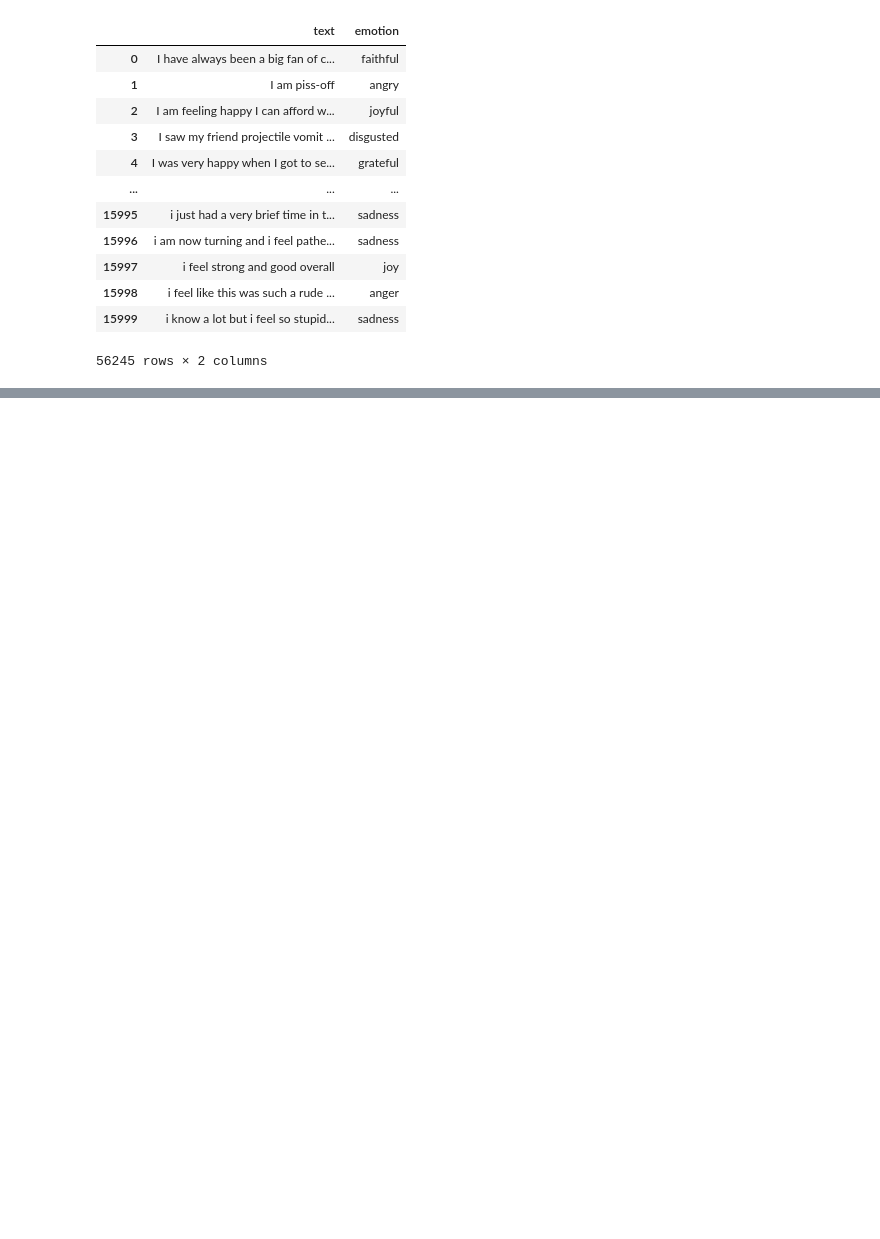
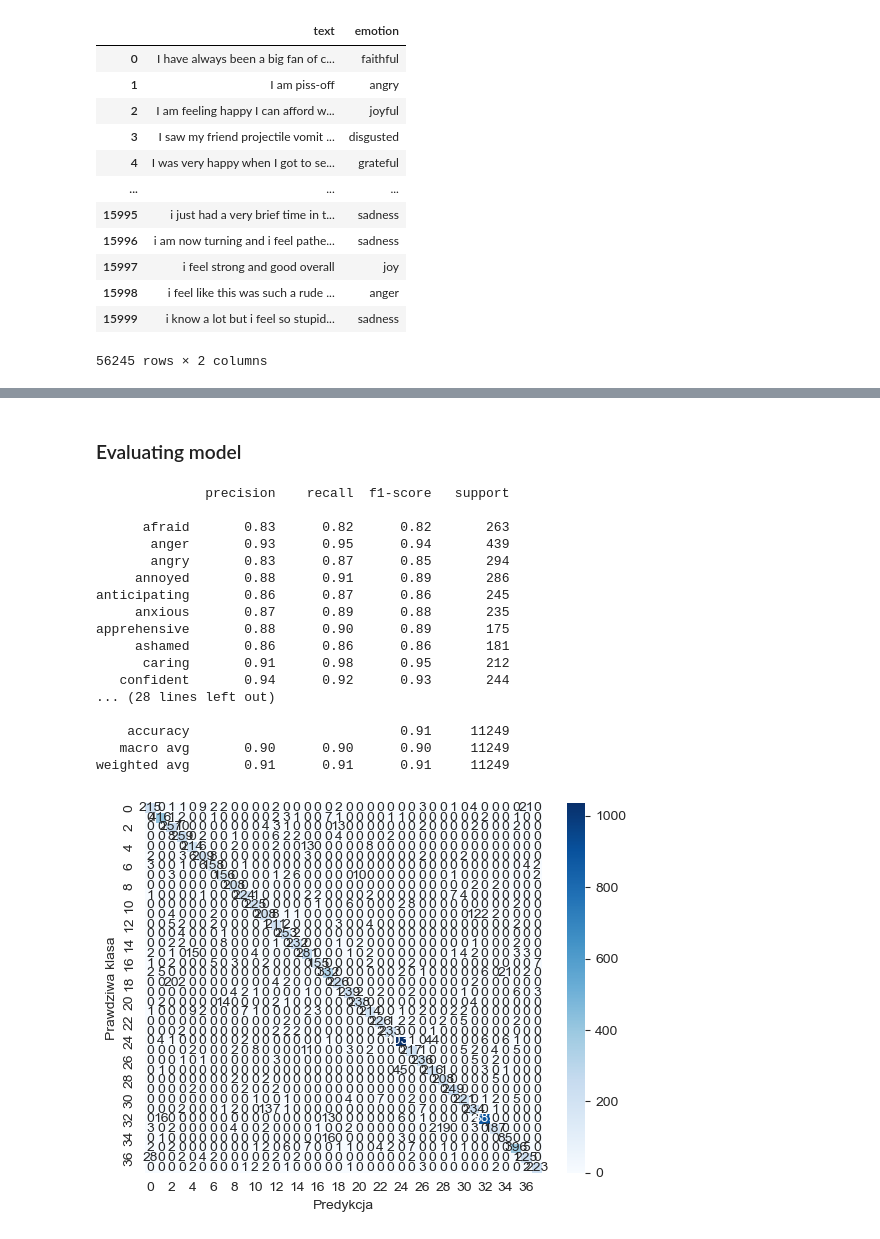
Before and after one commit to pncqq/SUML_Emotions, a Jupyter notebook: data_model.ipynb, the cells around one changed output, grey strips where cells are left out. Drawn from its saved outputs; the diff is of its cells as text; code cells hidden in the pictures; blank space fills up the shorter version.

```diff
--- a/data_model.ipynb
+++ b/data_model.ipynb
@@ -33,0 +38,15 @@ combined_df
+# %%
+# Sprawdzenie brakujących wartości
+print("Brakujące wartości w kolumnach:\n", combined_df.isnull().sum())
+
+# Usunięcie wierszy z brakującymi wartościami (jeśli istnieją)
+combined_df.dropna(inplace=True)
+
+# Sprawdzenie duplikatów i ich usunięcie
+print("Liczba duplikatów przed usunięciem:", combined_df.duplicated(subset=['text']).sum())
+combined_df.drop_duplicates(subset=['text'], inplace=True)
+print("Liczba duplikatów po usunięciu:", combined_df.duplicated(subset=['text']).sum())
+
+# Sprawdzenie wyników po czyszczeniu danych
+print(combined_df.head())
+print("Liczba wierszy po czyszczeniu:", len(combined_df))
@@ -46,11 +88,7 @@ from sklearn.model_selection import train_test_split
 
 train_df, test_df = train_test_split(combined_df, test_size=0.2, random_state=42)
 
-predictor = MultiModalPredictor(label='emotion')
-predictor.fit(train_df)
-
-performance = predictor.evaluate(test_df)
-print("Wyniki modelu:\n", performance)
-
-performance
+# predictor = MultiModalPredictor(label='emotion')
+# predictor.fit(train_df)
+predictor = MultiModalPredictor.load("AutogluonModels/ag-20241112_165247/model.ckpt")
 # %% [output]
@@ -85,0 +96,2 @@ Epoch 5, global step 1826: 'val_accuracy' reached 0.82880 (best 0.82880), saving
+# %% [markdown]
+### Evaluating model
@@ -85,0 +101,34 @@ Epoch 5, global step 1826: 'val_accuracy' reached 0.82880 (best 0.82880), saving
+# %%
+from sklearn.metrics import classification_report, confusion_matrix
+import seaborn as sns
+import matplotlib.pyplot as plt
+
+y_pred = predictor.predict(test_df[['text']])
+y_true = test_df['emotion']
+
+print(classification_report(y_true, y_pred))
+
+cm = confusion_matrix(y_true, y_pred)
+sns.heatmap(cm, annot=True, fmt="d", cmap="Blues")
+plt.xlabel("Predykcja")
+plt.ylabel("Prawdziwa klasa")
+plt.show()
+# %% [output]
+              precision    recall  f1-score   support
+
+      afraid       0.83      0.82      0.82       263
+       anger       0.93      0.95      0.94       439
+       angry       0.83      0.87      0.85       294
+     annoyed       0.88      0.91      0.89       286
+anticipating       0.86      0.87      0.86       245
+     anxious       0.87      0.89      0.88       235
+apprehensive       0.88      0.90      0.89       175
+     ashamed       0.86      0.86      0.86       181
+      caring       0.91      0.98      0.95       212
+   confident       0.94      0.92      0.93       244
+... (28 lines left out)
+
+    accuracy                           0.91     11249
+   macro avg       0.90      0.90      0.90     11249
+weighted avg       0.91      0.91      0.91     11249
+[figure, added]
```
Also changed, not shown: parts of 7 cells of this notebook.
